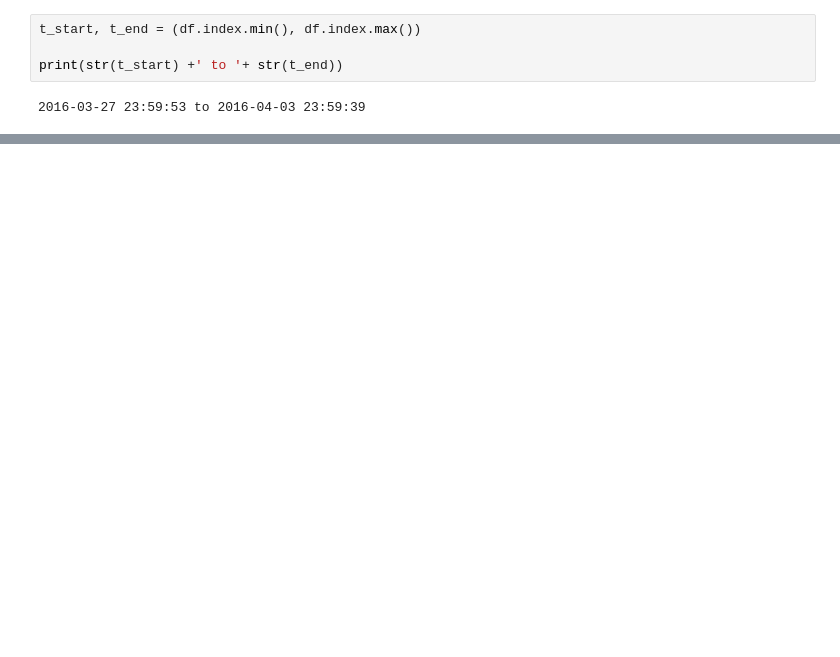
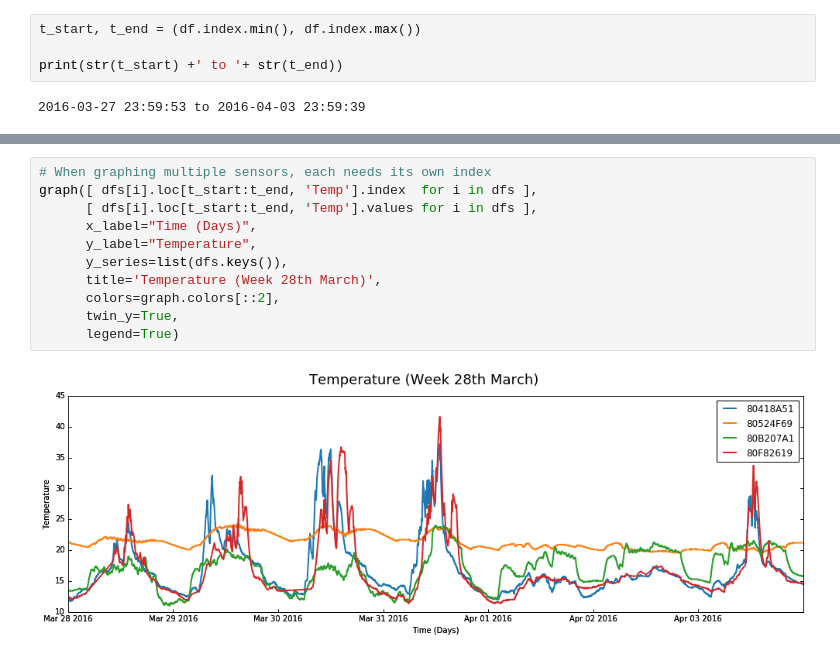
Before and after one commit to sjmf/reportgen, a Jupyter notebook: reporting.ipynb, the cells around one changed output, grey strips where cells are left out. Cells and saved outputs as stored; diff of their text form; blank space fills up the shorter version.

```diff
--- a/reporting.ipynb
+++ b/reporting.ipynb
@@ -239,0 +109,13 @@ graph(x_data, y_data, "Time (Days)", series_labels, override_label="Temperature"
+# %%
+# When graphing multiple sensors, each needs its own index
+graph([ dfs[i].loc[t_start:t_end, 'Temp'].index  for i in dfs ],
+      [ dfs[i].loc[t_start:t_end, 'Temp'].values for i in dfs ],
+      x_label="Time (Days)",
+      y_label="Temperature",
+      y_series=list(dfs.keys()),
+      title='Temperature (Week 28th March)',
+      colors=graph.colors[::2],
+      twin_y=True,
+      legend=True)
+# %% [output]
+[figure, added]
```
Also changed, not shown: parts of 19 cells of this notebook, 1 other file.
